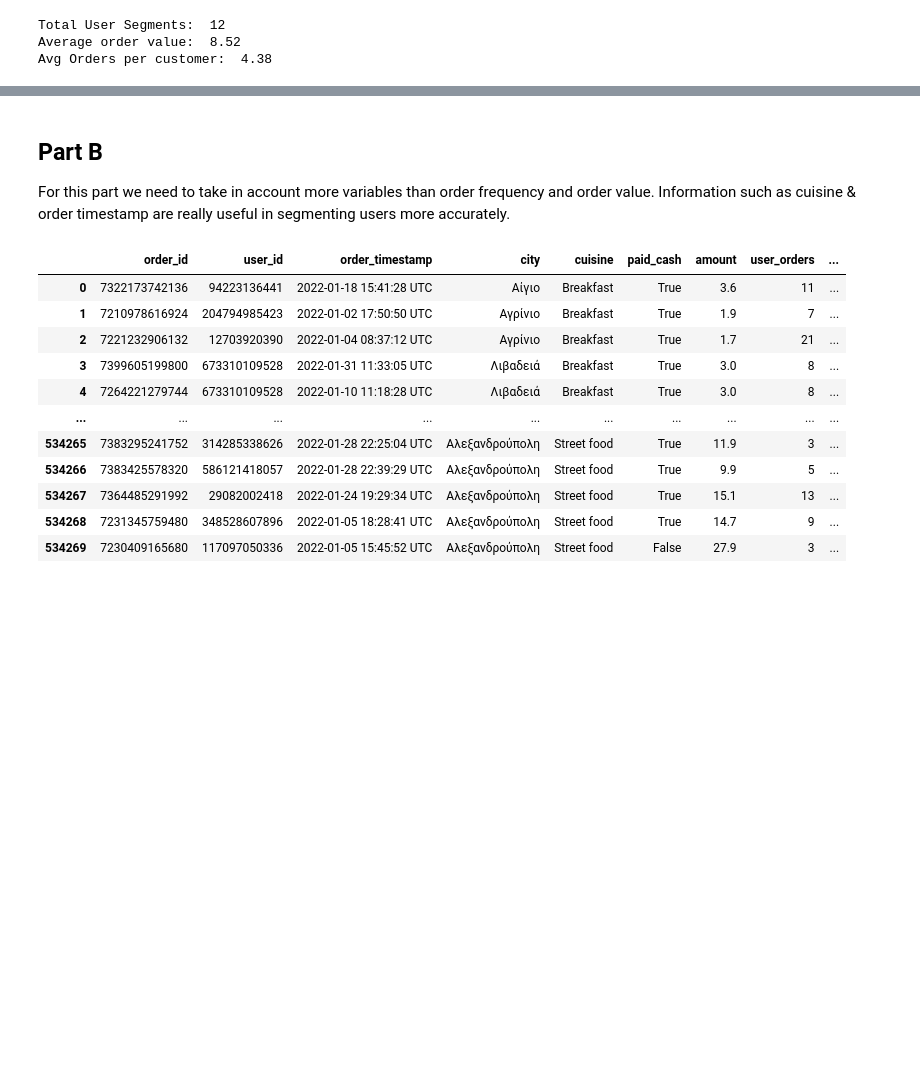
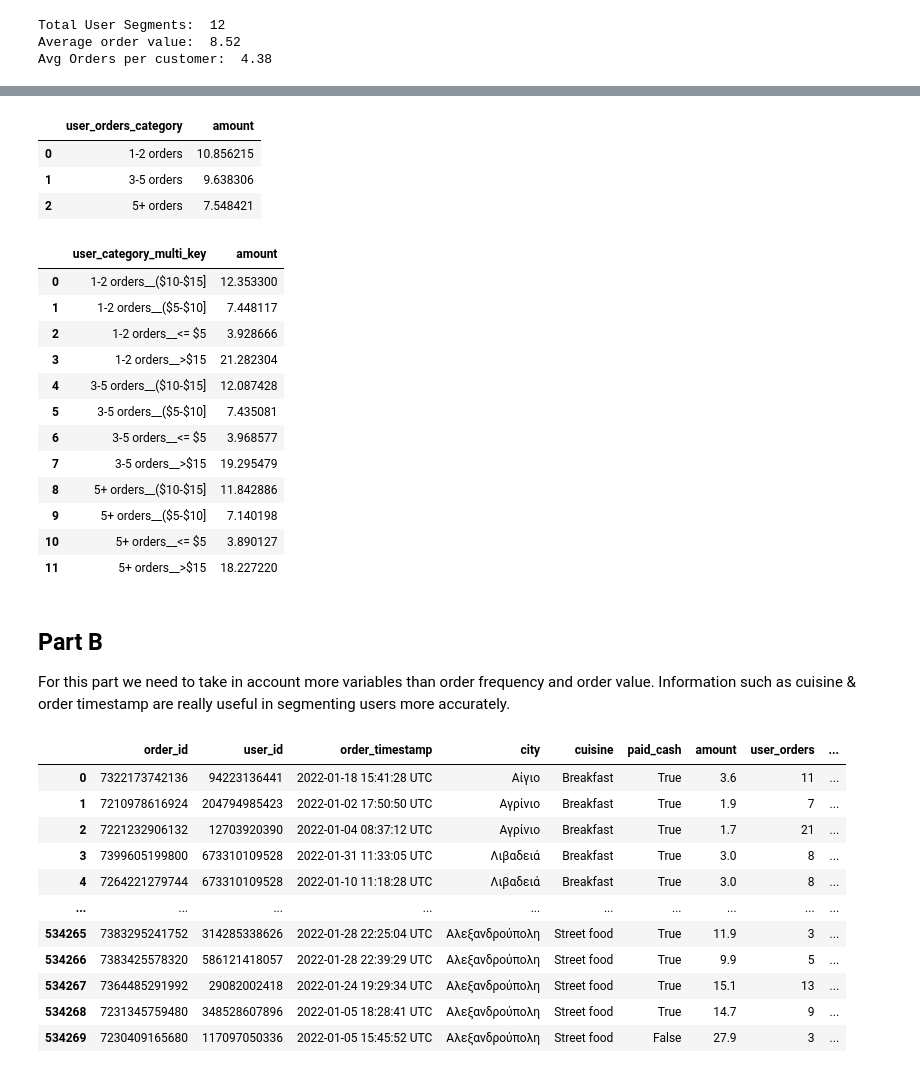
Before and after one commit to LefterisKyriazanos/efood, a Jupyter notebook: user_analysis/user_analysis.ipynb, the cells around one changed output, grey strips where cells are left out. Saved outputs shown, nothing was run; the diff lists cells and outputs as text; code cells hidden in the pictures; blank space fills up the shorter version.

```diff
--- a/user_analysis/user_analysis.ipynb
+++ b/user_analysis/user_analysis.ipynb
@@ -393,3 +421,31 @@ plot_user_segments(orders_per_category=orders_per_category)
+# %%
+# avg value per order for each group
+orders_df.groupby('user_orders_category')['amount'].mean().reset_index()
+# %% [output]
+|  | user_orders_category | amount |
+| 0 | 1-2 orders | 10.856215 |
+| 1 | 3-5 orders | 9.638306 |
+| 2 | 5+ orders | 7.548421 |
+# %%
+# create a categorical concated key
+orders_df['user_category_multi_key'] = orders_df['user_orders_category'].astype(str) + '__' + orders_df['avg_order_value_category'].astype(str)
+
+# avg value per order for each group
+orders_df.groupby('user_category_multi_key')['amount'].mean().reset_index()
+# %% [output]
+|  | user_category_multi_key | amount |
+| 0 | 1-2 orders__($10-$15] | 12.353300 |
+| 1 | 1-2 orders__($5-$10] | 7.448117 |
+| 2 | 1-2 orders__<= $5 | 3.928666 |
+| 3 | 1-2 orders__>$15 | 21.282304 |
+| 4 | 3-5 orders__($10-$15] | 12.087428 |
+| 5 | 3-5 orders__($5-$10] | 7.435081 |
+| 6 | 3-5 orders__<= $5 | 3.968577 |
+| 7 | 3-5 orders__>$15 | 19.295479 |
+| 8 | 5+ orders__($10-$15] | 11.842886 |
+| 9 | 5+ orders__($5-$10] | 7.140198 |
+| 10 | 5+ orders__<= $5 | 3.890127 |
+| 11 | 5+ orders__>$15 | 18.227220 |
 # %% [markdown]
 ## Part B
 For this part we need to take in account more variables than order frequency and order value.
```
Also changed, not shown: parts of 39 cells of this notebook.
